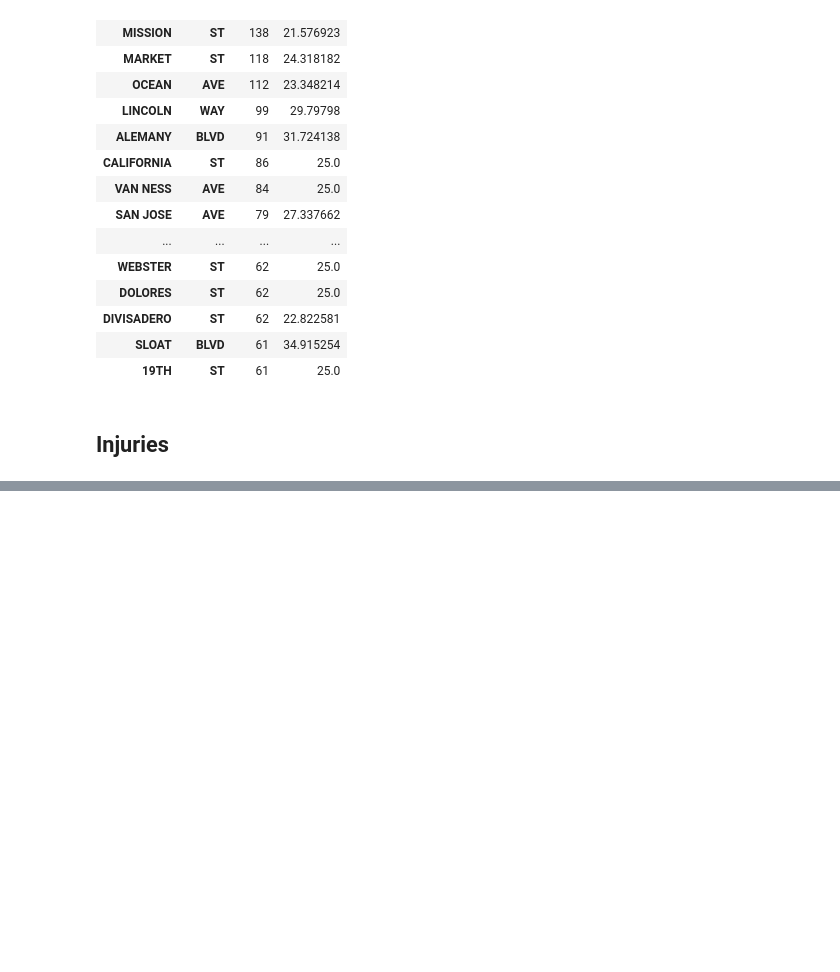
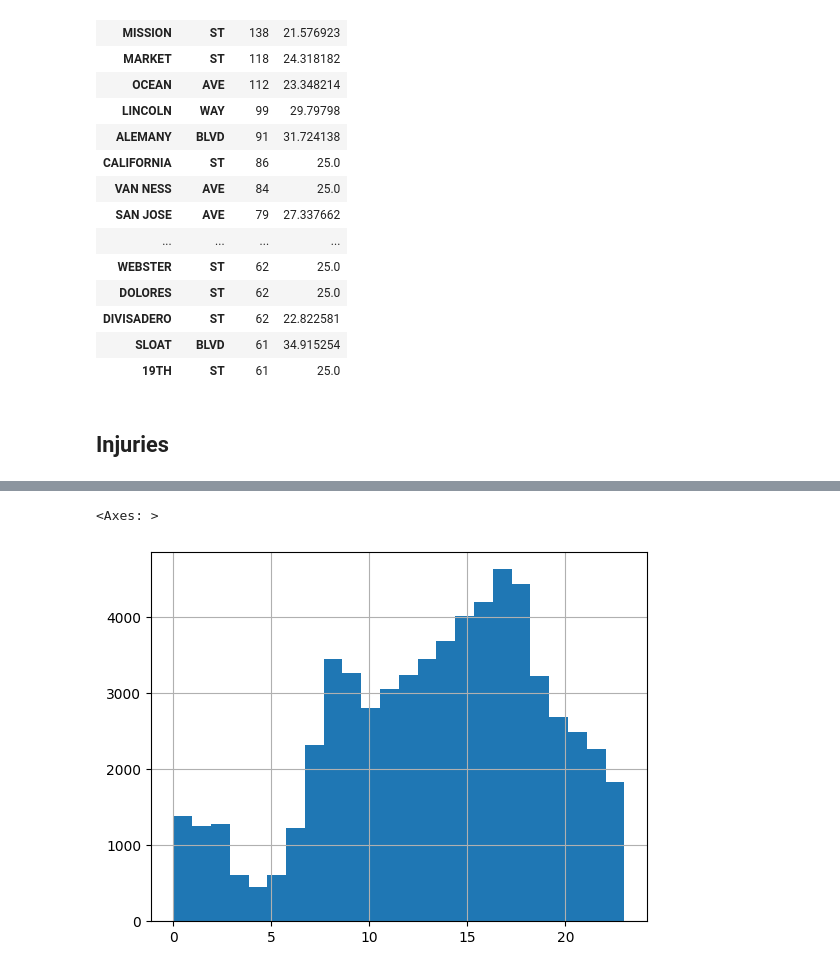
Before and after one commit to babldev/sf-traffic-safety, a Jupyter notebook: traffic.ipynb, the cells around one changed output, grey strips where cells are left out. Cells and saved outputs as stored; diff of their text form; code cells hidden in the pictures; blank space fills up the shorter version.

```diff
--- a/traffic.ipynb
+++ b/traffic.ipynb
@@ -323,0 +617,6 @@ injuries
+# %%
+# Plot histgoram of incidents by time of day
+injuries['collision_datetime'].dt.hour.hist(bins=24)
+# %% [output]
+<Axes: >
+[figure, added]
```
Also changed, not shown: parts of 21 cells of this notebook.
